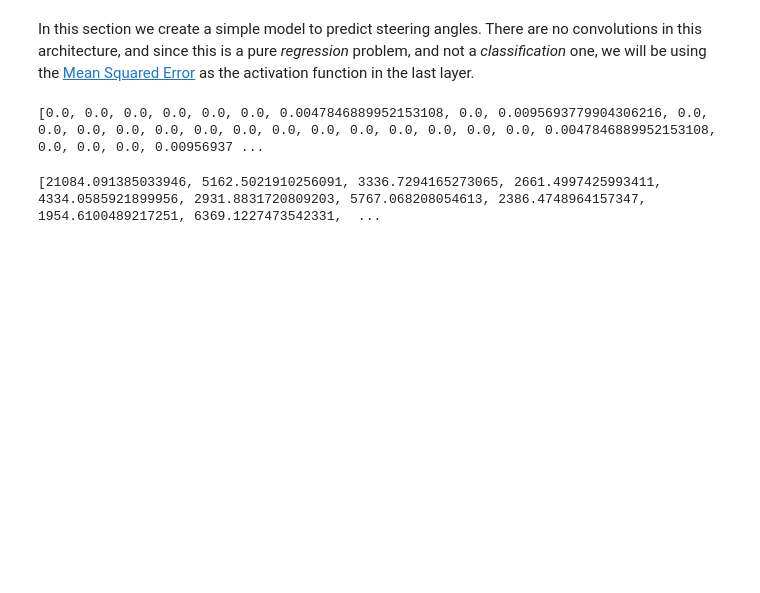
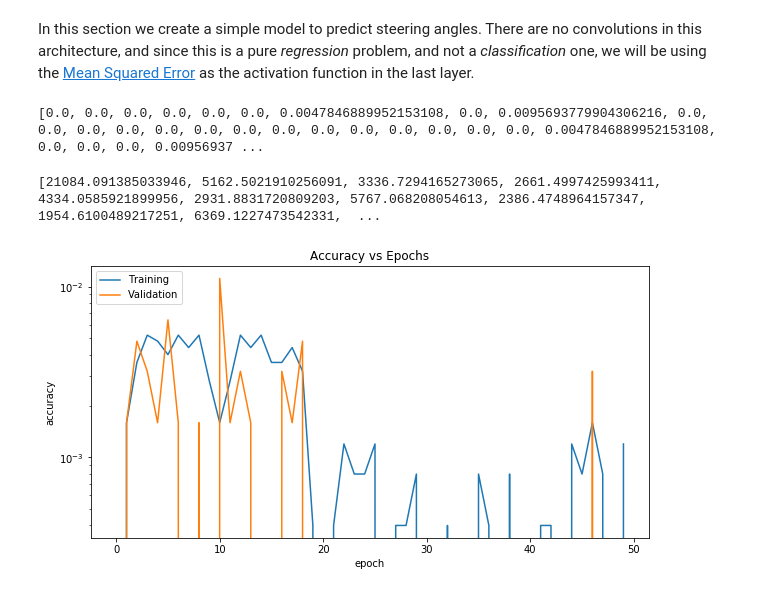
Before and after one commit to Bilalkhanten/CarND-Behavioral-Cloning-P3, a Jupyter notebook: Behavioural_Driving.ipynb, the cells around one changed output. Cells and saved outputs as stored; diff of their text form; code cells hidden in the pictures; blank space fills up the shorter version.

```diff
--- a/Behavioural_Driving.ipynb
+++ b/Behavioural_Driving.ipynb
@@ -110,3 +111,18 @@ print(history.history['val_loss'])
 [21084.091385033946, 5162.5021910256091, 3336.7294165273065, 2661.4997425993411, 4334.0585921899956, 2931.8831720809203, 5767.068208054613, 2386.4748964157347, 1954.6100489217251, 6369.1227473542331,  ...
 # %%
 m.save("{0}/simple_model.h5".format(models_path))
+# %%
+def plot_results(hist, metrics, xlb, ylb, title, leg, fsize = (10, 5)):
+    fig, ax = plt.subplots(1, 1, figsize=fsize)
+    for m in metrics:
+        ax.plot(hist.history[m])
+
+    ax.set(xlabel=xlb, ylabel=ylb, title=title)
+    ax.set_yscale('log')
+
+    ax.legend(leg, loc='upper left')
+    plt.show()
+# %%
+plot_results(history, ["acc", "val_acc"], "epoch", "accuracy", "Accuracy vs Epochs", ["Training", "Validation"])
+# %% [output]
+[figure, added]
```
Also changed, not shown: parts of 10 cells of this notebook, 1 other file.
